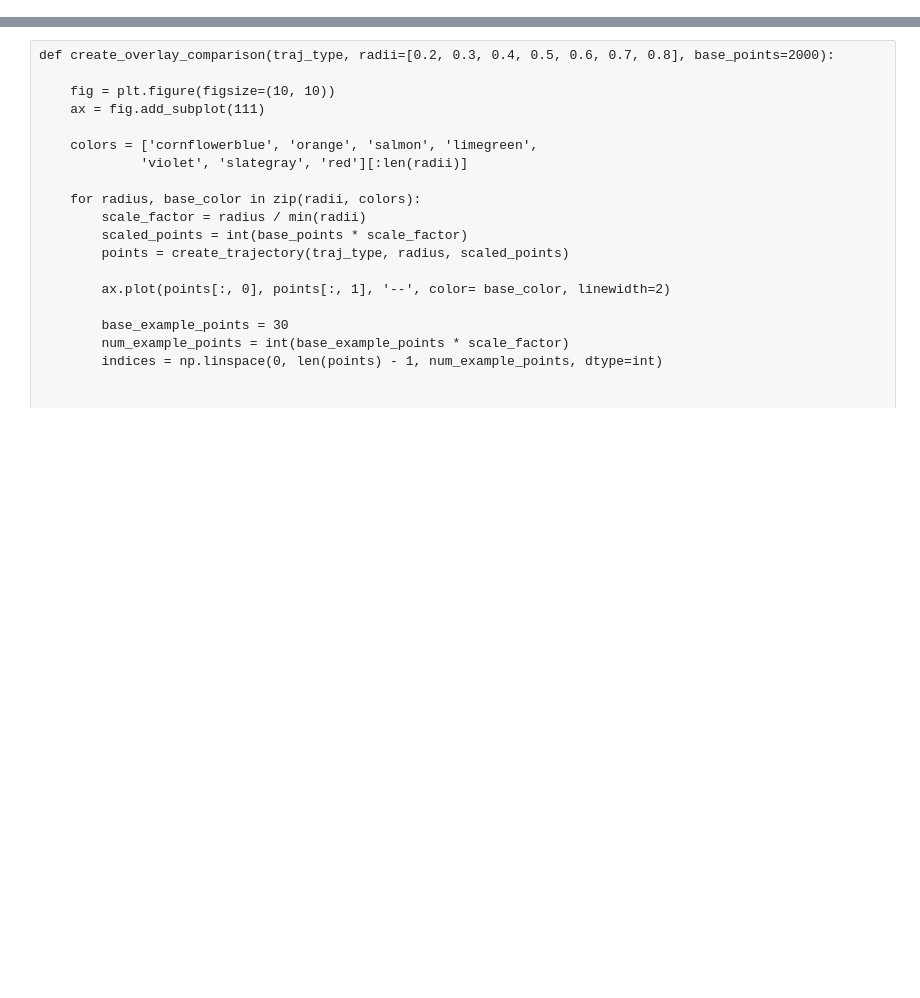
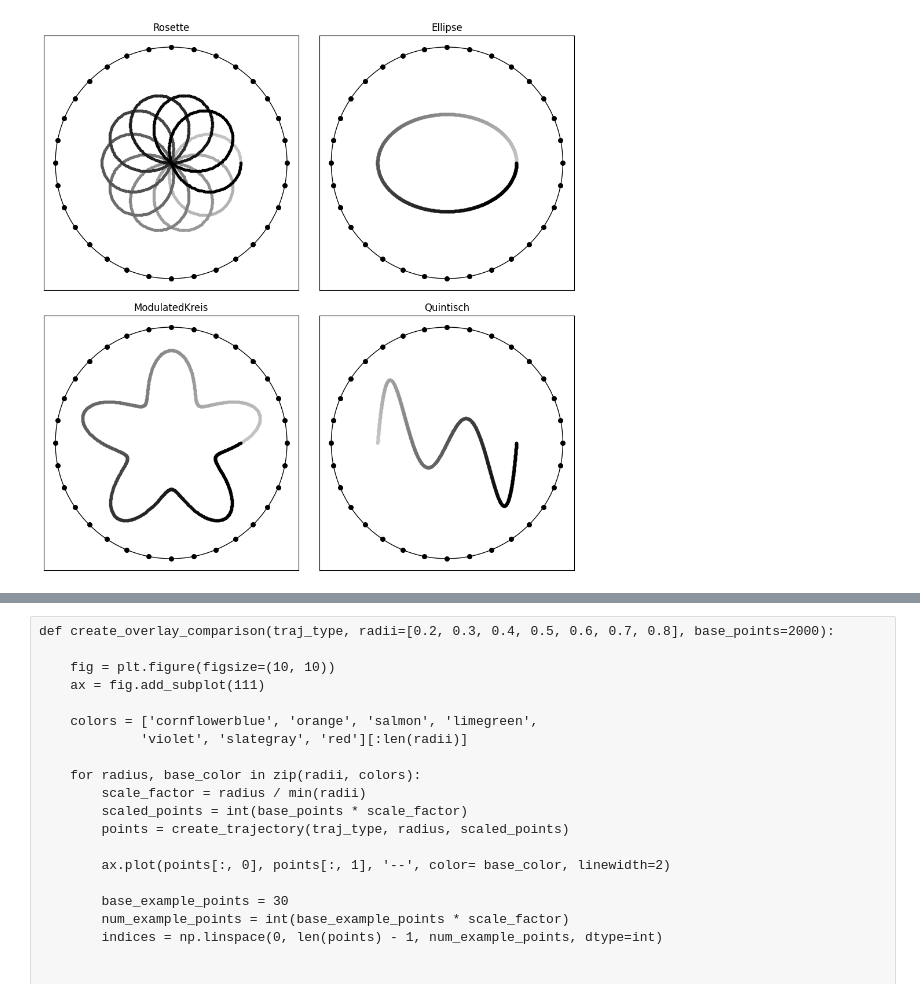
Before and after one commit to Peer076/Master-Thesis-EIT, a Jupyter notebook: Traj_plot.ipynb, the cells around one changed output, grey strips where cells are left out. Cells and saved outputs as stored; diff of their text form; code cells hidden in the pictures; blank space fills up the shorter version.

```diff
--- a/Traj_plot.ipynb
+++ b/Traj_plot.ipynb
@@ -139,0 +12,78 @@ plt.show()
+# %%
+def create_figure_with_trajectories(trajectories, Nsteps, radius, path_radius):
+    """
+    Create a figure showing trajectories with example points, circles, and frames
+
+    Parameters:
+    trajectories (list): List of trajectory types to plot
+    Nsteps (int): Number of points per trajectory
+    radius (float): Radius of the circles around points
+    path_radius (float): Radius of the trajectory path
+    """
+    fig = plt.figure(figsize=(12, 12))
+    gs = plt.GridSpec(2, 2, figure=fig, wspace=0.05, hspace=0.1)
+    axes = [fig.add_subplot(gs[i]) for i in range(4)]
+
+
+    for i, traj in enumerate(trajectories):
+        points = create_trajectory(traj, path_radius, Nsteps)
+        ax = axes[i]
+        margin = 0.1
+        global_min_x = min(np.min(points[:, 0]) - margin, -1.1)
+        global_max_x = max(np.max(points[:, 0]) + margin, 1.1)
+        global_min_y = min(np.min(points[:, 1]) - margin, -1.1)
+        global_max_y = max(np.max(points[:, 1]) + margin, 1.1)
+
+        #points = points[:-1]  # Remove last point
+        ax.plot(points[:, 0], points[:, 1], linestyle = "dashdot", color='black', alpha=0.7, linewidth=2)
+
+        num_example_points = 1000
+        indices = np.linspace(0, len(points) - 1, num_example_points, dtype = int)
+
+        cmap = cm.Greys
+        norm = Normalize(vmin=0.0, vmax=0.9)
+        colors = cmap(norm(np.linspace(0.3, 1.0, num_example_points)))
+
+
+        for j, idx in enumerate(indices):
+            ax.plot(points[idx, 0], points[idx, 1], 'o', color=colors[j], markersize=3)
+
+        unit_circle = Circle((0, 0), radius=1, fill=False, color='black',
+                           linewidth=1, linestyle='-')
+        ax.add_patch(unit_circle)
+        theta = np.linspace(0, 2*np.pi, 33)[:-1]  # 32 points, excluding last duplicate
+        electrode_points = np.array([[np.cos(t), np.sin(t)] for t in theta])
+
+        # Plot electrodes as black dots
+        ax.scatter(electrode_points[:, 0], electrode_points[:, 1], color='black', s=30)
+
+        ax.set_aspect('equal')
+        ax.set_title(f'{traj}')
+
+        ax.set_xticks([])
+        ax.set_yticks([])
+
+        # Set axis limits
+        ax.set_xlim(global_min_x, global_max_x)
+        ax.set_ylim(global_min_y, global_max_y)
+
+    return fig
+
+# Example usage:
+import os
+# Create 'Abbildung' directory if it doesn't exist
+if not os.path.exists('Abbildungen'):
+    os.makedirs('Abbildungen')
+
+trajectories = ["Rosette", "Ellipse", "ModulatedKreis", "Quintisch"]
+Nsteps = 1000
+radius = 0.5
+path_radius = 0.6
+
+fig = create_figure_with_trajectories(trajectories, Nsteps, radius, path_radius)
+# Save in 'Abbildungen' directory
+#save_path = os.path.join('Abbildungen', 'trajectory_visualization_interpol.pdf')
+#plt.savefig(save_path, format='pdf', dpi=300, bbox_inches='tight')
+plt.show()
+# %% [output]
+[figure, added]
```
Also changed, not shown: parts of 9 cells of this notebook, 4 other files.
